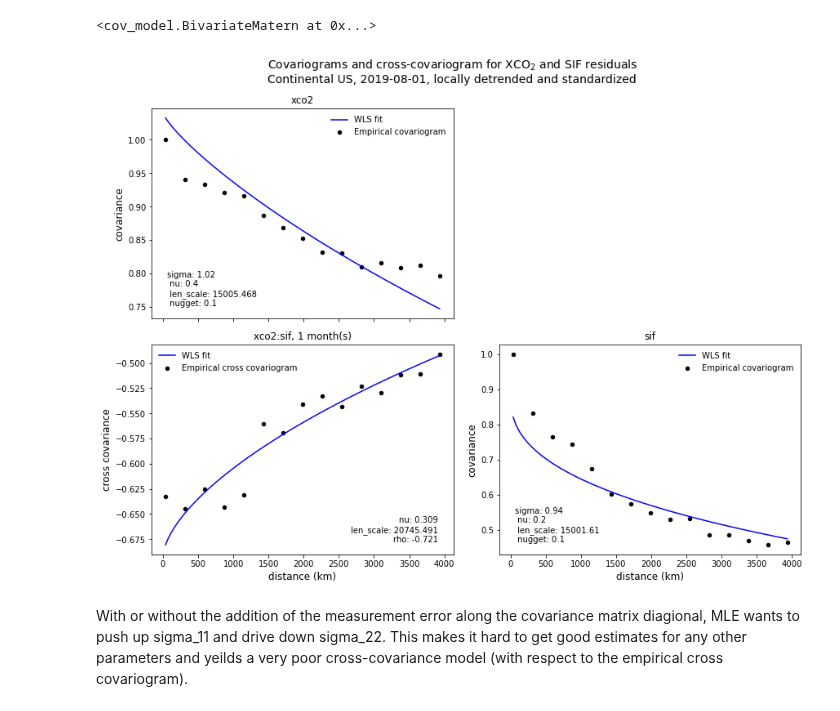
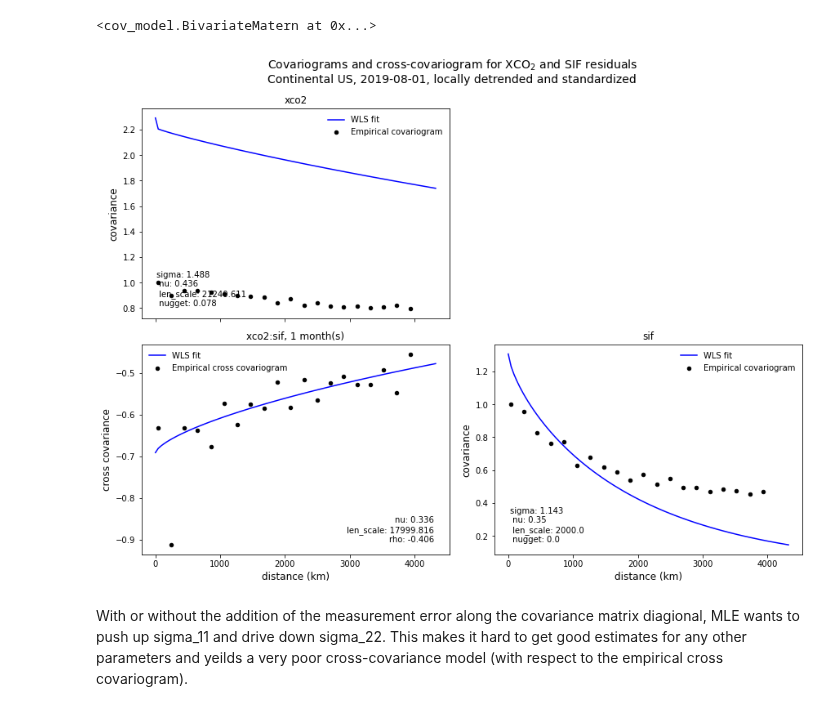
Before and after one commit to 91Mrwu/sif-xco2-cokriging, a Jupyter notebook: research/cokriging_conus.ipynb, the cells around one changed output. Saved outputs shown, nothing was run; the diff lists cells and outputs as text; code cells hidden in the pictures.

Commit message:
Return to fit using variograms, but show fit on covariograms

```diff
--- a/research/cokriging_conus.ipynb
+++ b/research/cokriging_conus.ipynb
@@ -29,14 +29,14 @@ timedelta = -1
 # Variogram settings
 # bin_centers = np.linspace(0, 6e3, 20)
 # tol = 250
-n_bins = 15
+n_bins = 20
 
 # Initial guess for covariance params
 covariograms = True
 
 normalized = False
-cov_guess = [0.5, 0.3, 1.5e4, 0.1]
-cross_guess = [0.3, 1e4, -0.8]
+cov_guesses = [[1.0, 0.3, 4e4, 0.0], [1.0, 0.25, 5e3, 0.0]]
+cross_guess = [0.3, 1.8e4, -0.7]
 
 # normalized = True
 # cov_guess = [0.3, 1.5e4]
@@ -123,5 +123,5 @@ fig.savefig("../plots/standardized_residuals_conus_45.png");
 k1 = cov_model.Matern()
 k2 = cov_model.Matern()
 model = cov_model.BivariateMatern(mf, k1, k2)
-vario_res, params = model.empirical_variograms(cov_guess, cross_guess, n_bins=n_bins, shift_coords=True, covariograms=covariograms, normalize_cov=normalized)
+vario_res, covario_res, params = model.empirical_variograms(cov_guesses, cross_guess, n_bins=n_bins, shift_coords=True, normalize_cov=normalized)
 # predictor = cokrige.Cokrige(mf, model, fast_dist=True)
@@ -173,37 +195,37 @@ fig, ax = plt.subplots(2, 2, figsize=(12, 9), constrained_layout=True, sharex=Tr
 ax[0, 1].axis("off")
 
 for i, var in enumerate(var_names):
-    df = vario_res[var]
+    df = covario_res[var]
     df.plot(x="lag", y=var, kind="scatter", color="black", ax=ax[i, i], label="Empirical covariogram")
     df.dropna(subset=["wls_fit"]).sort_values("lag").plot(x="lag", y="wls_fit", kind="line", color="blue", ax=ax[i, i], label="WLS fit")
 #     df.sort_values("lag").plot(x="lag", y="mle_fit", kind="line", color="red", ax=ax[i, i], label="ML fit")
     ax[i, i].set_title(var, fontsize=12)
     ax[i, i].set_ylabel("covariance", fontsize=12)
     ax[i, i].set_xlabel("distance (km)", fontsize=12)
     ax[i, i].text(0.05, 0.05, param_labels(params[var], normalized=normalized), transform=ax[i, i].transAxes, ha="left", va="bottom")
     ax[i, i].legend(frameon=False)
 
-df = vario_res[cross_name]
+df = covario_res[cross_name]
 df.plot(x="lag", y="xco2:sif", kind="scatter", color="black", ax=ax[1, 0], label="Empirical cross covariogram")
 df.dropna(subset=["wls_fit"]).sort_values("lag").plot(x="lag", y="wls_fit", kind="line", color="blue", ax=ax[1, 0], label="WLS fit")
 ax[1, 0].set_title(cross_name + f", {np.abs(timedelta)} month(s)", fontsize=12)
 
 # df.sort_values("lag").plot(x="lag", y="mle_fit", kind="line", color="red", ax=ax[1, 0], label="ML fit")
 ax[1, 0].text(0.95, 0.05, param_labels(params[cross_name], cross=True), transform=ax[1, 0].transAxes, ha="right", va="bottom")
 ax[1, 0].legend(loc="upper left", frameon=False)
 
 ax[1, 0].set_ylabel("cross covariance", fontsize=12)
 ax[1, 0].set_xlabel("distance (km)", fontsize=12)
 
 if normalized:
     fig.suptitle("Correlogram and cross-correlogram for XCO$_2$ and SIF residuals\n"+
                  f"Continental US, {timestamp}, locally detrended and standardized", fontsize=14)
 #     fig.savefig(f"../plots/correlograms_conus45_{timestamp}_{np.abs(timedelta)}M.png", dpi=100);
 else:
     fig.suptitle("Covariograms and cross-covariogram for XCO$_2$ and SIF residuals\n"+
                  f"Continental US, {timestamp}, locally detrended and standardized", fontsize=14)
 #     fig.savefig(f"../plots/covariograms_conus45_{timestamp}_{np.abs(timedelta)}M.png", dpi=100);
 # %% [output]
-[figure, old version]
+[figure, new version]
 # %% [markdown]
 With or without the addition of the measurement error along the covariance matrix diagional, MLE wants to push up sigma_11 and drive down sigma_22. This makes it hard to get good estimates for any other parameters and yeilds a very poor cross-covariance model (with respect to the empirical cross covariogram).
```
Also changed, not shown: parts of 3 cells of this notebook, 2 other files.
